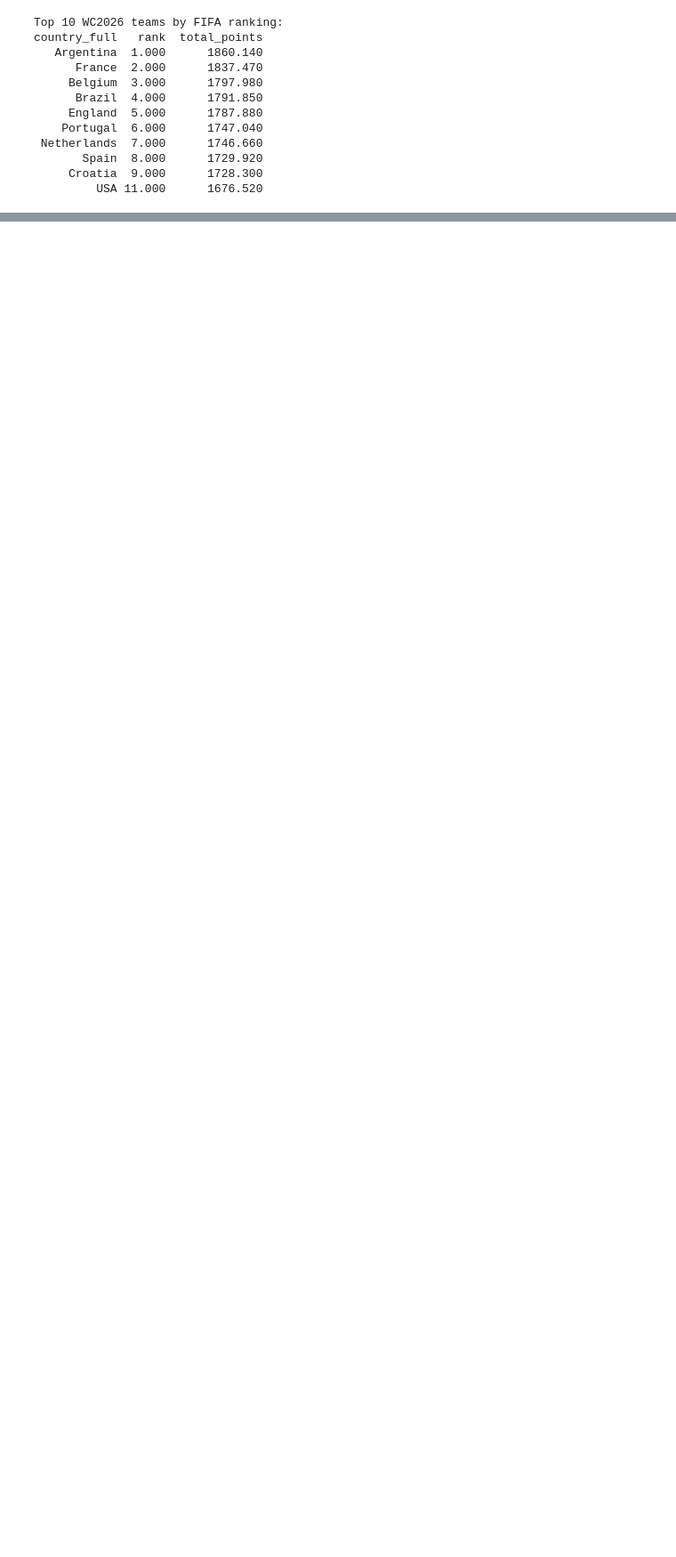
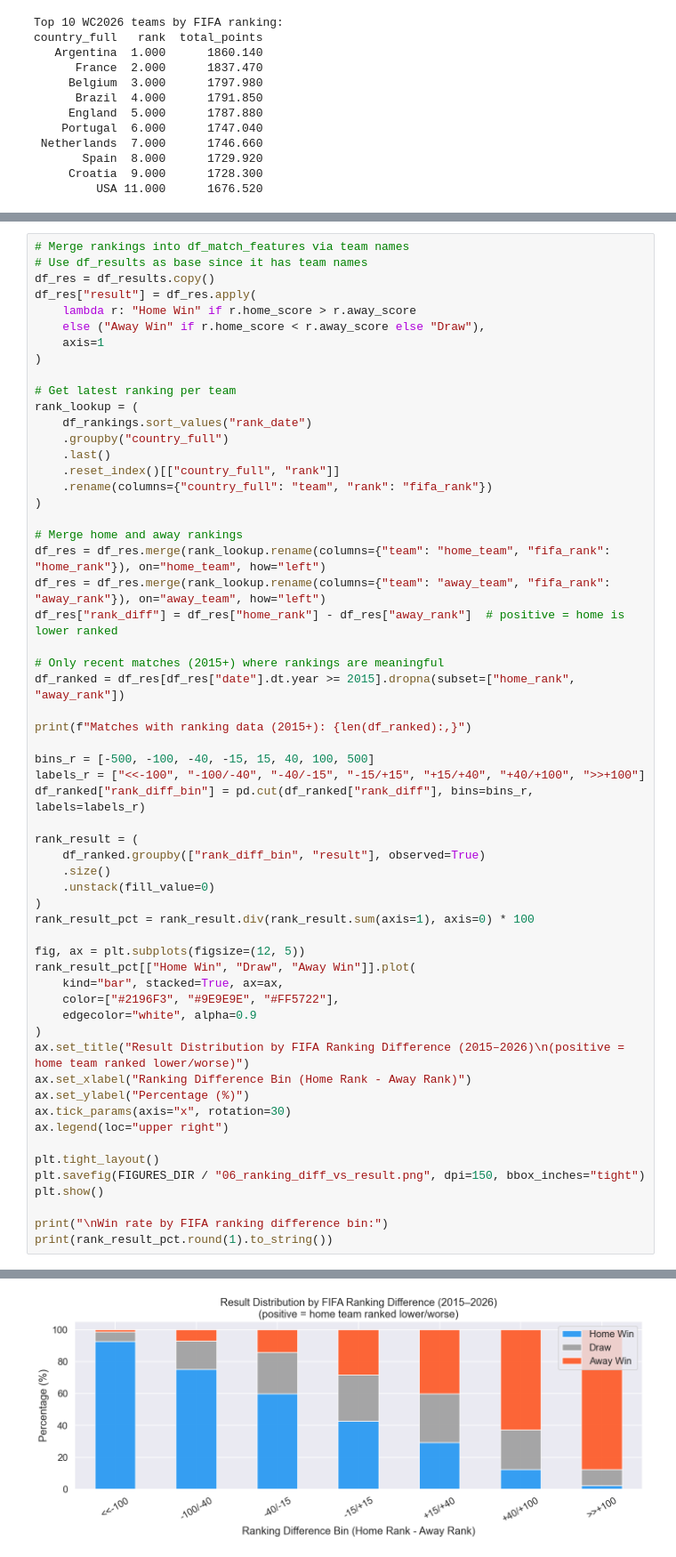
Before and after one commit to federico1809/world-cup-2026-predictor, a Jupyter notebook: notebooks/01_eda/01_eda_results.ipynb, the cells around one changed output, grey strips where cells are left out. Shown at 89% size. Cells and saved outputs as stored; diff of their text form; blank space fills up the shorter version.

```diff
--- a/notebooks/01_eda/01_eda_results.ipynb
+++ b/notebooks/01_eda/01_eda_results.ipynb
@@ -577,0 +650,59 @@ country_full   rank  total_points
+# %%
+# Merge rankings into df_match_features via team names
+# Use df_results as base since it has team names
+df_res = df_results.copy()
+df_res["result"] = df_res.apply(
+    lambda r: "Home Win" if r.home_score > r.away_score
+    else ("Away Win" if r.home_score < r.away_score else "Draw"),
+    axis=1
+)
+
+# Get latest ranking per team
+rank_lookup = (
+    df_rankings.sort_values("rank_date")
+    .groupby("country_full")
+    .last()
+    .reset_index()[["country_full", "rank"]]
+    .rename(columns={"country_full": "team", "rank": "fifa_rank"})
+)
+
+# Merge home and away rankings
+df_res = df_res.merge(rank_lookup.rename(columns={"team": "home_team", "fifa_rank": "home_rank"}), on="home_team", how="left")
+df_res = df_res.merge(rank_lookup.rename(columns={"team": "away_team", "fifa_rank": "away_rank"}), on="away_team", how="left")
+df_res["rank_diff"] = df_res["home_rank"] - df_res["away_rank"]  # positive = home is lower ranked
+
+# Only recent matches (2015+) where rankings are meaningful
+df_ranked = df_res[df_res["date"].dt.year >= 2015].dropna(subset=["home_rank", "away_rank"])
+
+print(f"Matches with ranking data (2015+): {len(df_ranked):,}")
+
+bins_r = [-500, -100, -40, -15, 15, 40, 100, 500]
+labels_r = ["<<-100", "-100/-40", "-40/-15", "-15/+15", "+15/+40", "+40/+100", ">>+100"]
+df_ranked["rank_diff_bin"] = pd.cut(df_ranked["rank_diff"], bins=bins_r, labels=labels_r)
+
+rank_result = (
+    df_ranked.groupby(["rank_diff_bin", "result"], observed=True)
+    .size()
+    .unstack(fill_value=0)
+)
+rank_result_pct = rank_result.div(rank_result.sum(axis=1), axis=0) * 100
+
+fig, ax = plt.subplots(figsize=(12, 5))
+rank_result_pct[["Home Win", "Draw", "Away Win"]].plot(
+    kind="bar", stacked=True, ax=ax,
+    color=["#2196F3", "#9E9E9E", "#FF5722"],
+    edgecolor="white", alpha=0.9
+)
+ax.set_title("Result Distribution by FIFA Ranking Difference (2015–2026)\n(positive = home team ranked lower/worse)")
+ax.set_xlabel("Ranking Difference Bin (Home Rank - Away Rank)")
+ax.set_ylabel("Percentage (%)")
+ax.tick_params(axis="x", rotation=30)
+ax.legend(loc="upper right")
+
+plt.tight_layout()
+plt.savefig(FIGURES_DIR / "06_ranking_diff_vs_result.png", dpi=150, bbox_inches="tight")
+plt.show()
+
+print("\nWin rate by FIFA ranking difference bin:")
+print(rank_result_pct.round(1).to_string())
+# %% [output]
@@ -577,0 +710 @@ country_full   rank  total_points
+[figure, added]
```
Also changed, not shown: parts of 18 cells of this notebook.
